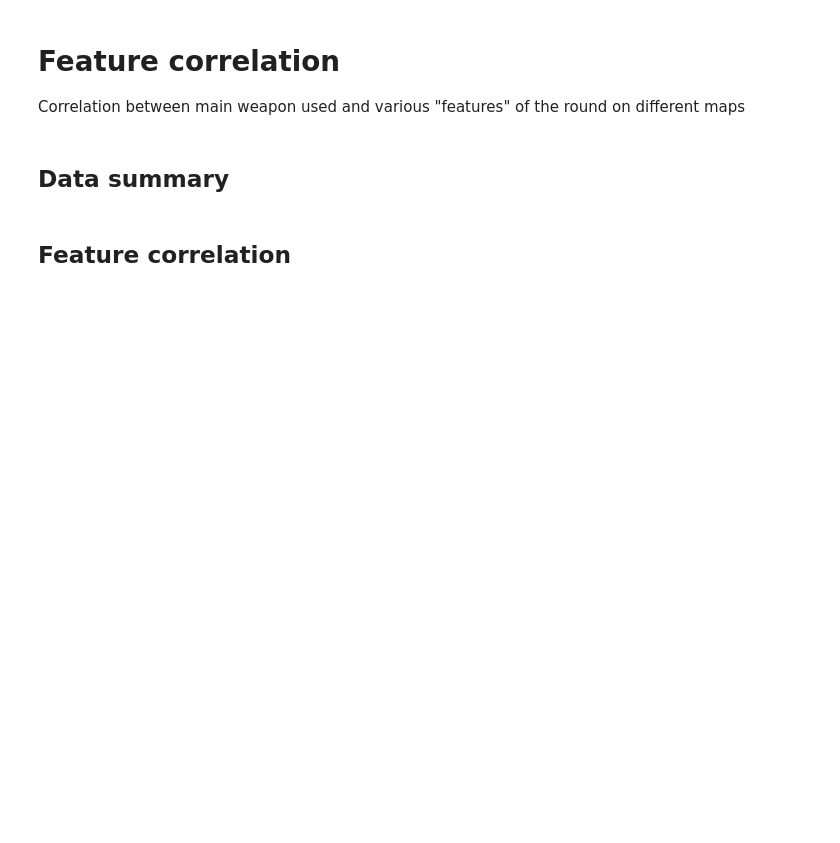
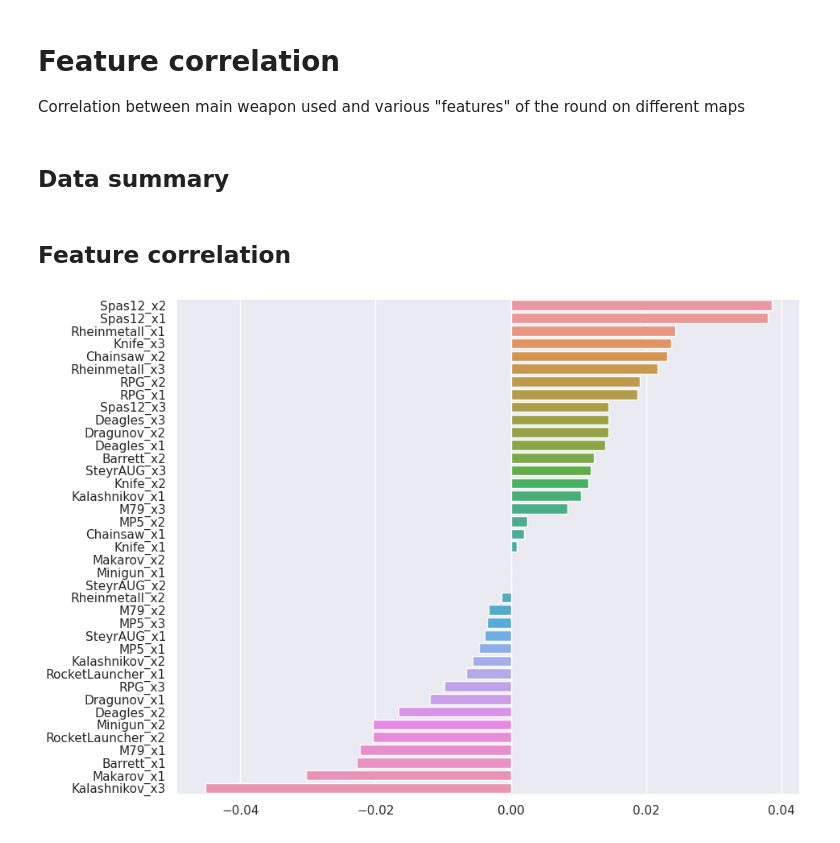
Before and after one commit to s2vndl/s2_1st_tournament_stats, a Jupyter notebook: stats_feature_correlation.ipynb, the cells around one changed output. Saved outputs shown, nothing was run; the diff lists cells and outputs as text; code cells hidden in the pictures; blank space fills up the shorter version.

Commit message:
update feature correlation notebook to work with updated lib

```diff
--- a/stats_feature_correlation.ipynb
+++ b/stats_feature_correlation.ipynb
@@ -23,13 +23,15 @@ Correlation between main weapon used and various "features" of the round on diff
 # %% [markdown]
 ## Feature correlation
 # %%
-# keys = []
-# values = []
-# correlation = tag_correlation_analyzer.calculate_win_correlation()
-# for key, value in sorted(correlation.items(), key=lambda a: a[1], reverse=True):
-#     keys.append(key)
-#     values.append(value)
-#
-# sns.set(rc={'figure.figsize': (10, 8)})
-# sns.barplot(x=values, y=keys)
-# pass
+keys = []
+values = []
+correlation = tag_correlation_analyzer.calculate_win_correlation()
+for key, value in sorted(correlation.items(), key=lambda a: a[1], reverse=True):
+    keys.append(key)
+    values.append(value)
+
+sns.set(rc={'figure.figsize': (10, 8)})
+sns.barplot(x=values, y=keys)
+pass
+# %% [output]
+[figure, added]
```
Also changed, not shown: parts of 2 cells of this notebook.
